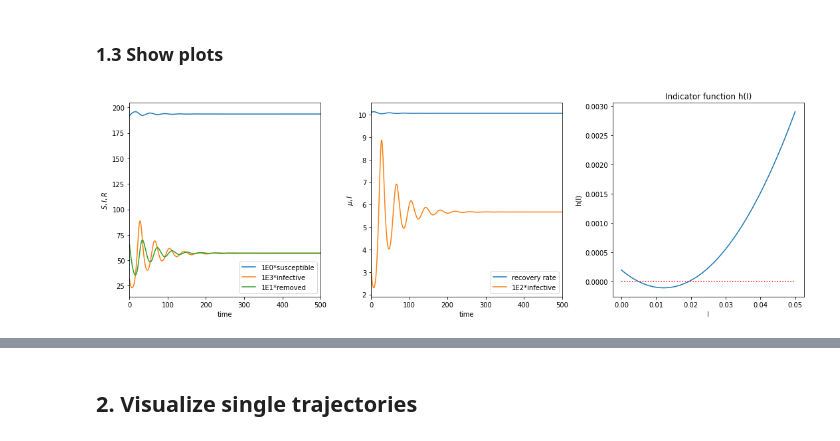
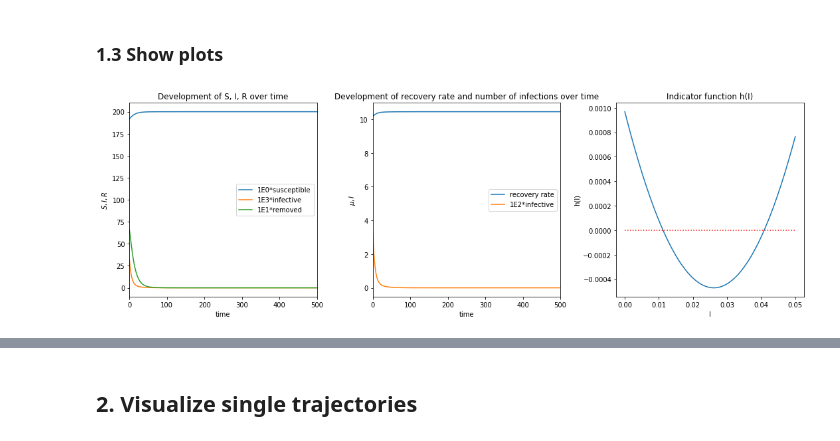
Before and after one commit to sonmikrafft-uni-MLCMS/ex3, a Jupyter notebook: task_5.ipynb, the cells around one changed output, grey strips where cells are left out. Cells and saved outputs as stored; diff of their text form; code cells hidden in the pictures.

```diff
--- a/task_5.ipynb
+++ b/task_5.ipynb
@@ -25,7 +25,7 @@ beta = 11.5
 A = 20
 d = 0.1
 nu = 1
-b = 0.01  # try to set this to 0.01, 0.020, ..., 0.022, ..., 0.03
+b = 0.022  # change to >0.017 to eliminate oscillations
 mu0 = 10  # minimum recovery rate
 mu1 = 10.45  # maximum recovery rate
 
@@ -57,36 +57,33 @@ sol = solve_ivp(
 # %% [markdown]
 ### 1.3 Show plots
 # %%
-# TODO do these osciallations make sense? Do we need to adjust parameters first?
-# TODO add titles to missing ones
-# TODO 3rd plot add legend
-# TODO add units to legend?
-# TODO add grid?
-
 fig, ax = plt.subplots(1, 3, figsize=(15, 5))
 ax[0].plot(sol.t, sol.y[0] - 0 * sol.y[0][0], label="1E0*susceptible")
 ax[0].plot(sol.t, 1e3 * sol.y[1] - 0 * sol.y[1][0], label="1E3*infective")
 ax[0].plot(sol.t, 1e1 * sol.y[2] - 0 * sol.y[2][0], label="1E1*removed")
 ax[0].set_xlim([0, 500])
+ax[0].set_title("Development of S, I, R over time")
 ax[0].legend()
 ax[0].set_xlabel("time")
 ax[0].set_ylabel(r"$S,I,R$")
 
 ax[1].plot(sol.t, sir.mu(b, sol.y[1], mu0, mu1), label="recovery rate")
 ax[1].plot(sol.t, 1e2 * sol.y[1], label="1E2*infective")
 ax[1].set_xlim([0, 500])
+ax[1].set_title("Development of recovery rate and number of infections over time")
 ax[1].legend()
 ax[1].set_xlabel("time")
 ax[1].set_ylabel(r"$\mu,I$")
 
 I_h = np.linspace(-0.0, 0.05, 100)
 ax[2].plot(I_h, sir.h(I_h, mu0, mu1, beta, A, d, nu, b))
 ax[2].plot(I_h, 0 * I_h, "r:")
 # ax[2].set_ylim([-0.1,0.05])
 ax[2].set_title("Indicator function h(I)")
+ax[1].legend()
 ax[2].set_xlabel("I")
 ax[2].set_ylabel("h(I)")
 
 fig.tight_layout()
 # %% [output]
-[figure, old version]
+[figure, new version]
```
Also changed, not shown: parts of 8 cells of this notebook.
